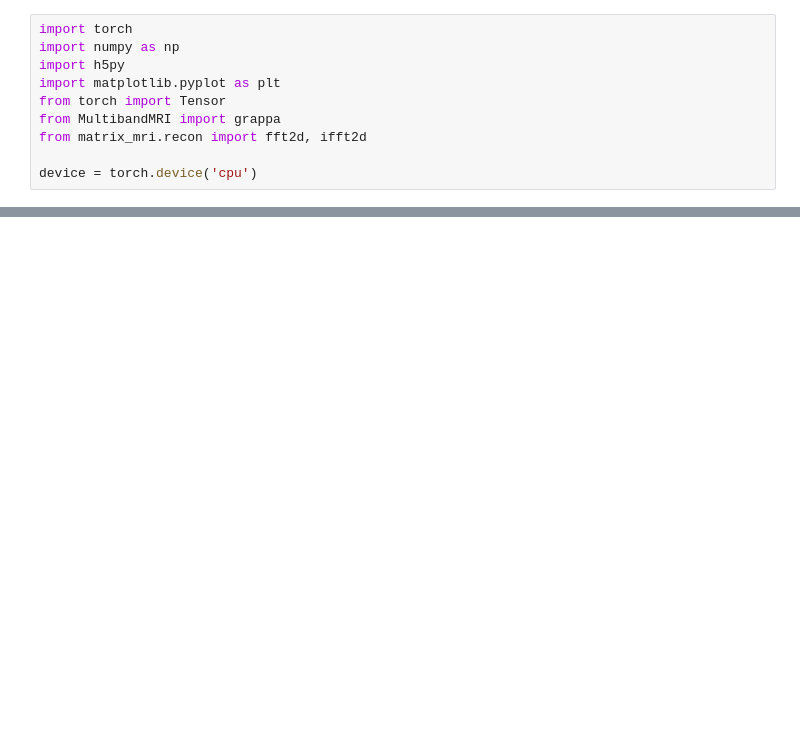
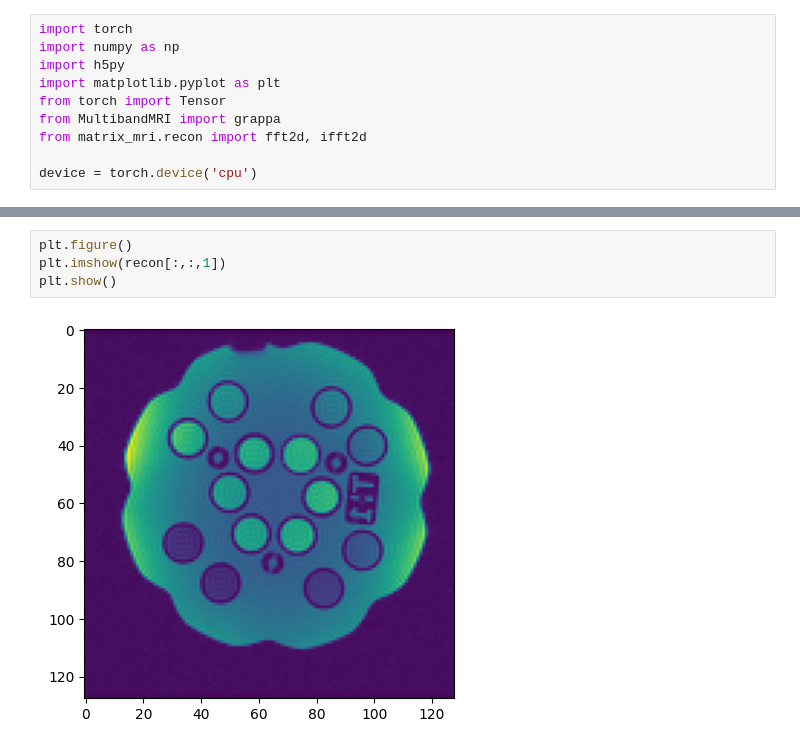
Before and after one commit to AdaptiveMRILab/MultibandMRI, a Jupyter notebook: dev_grappa.ipynb, the cells around one changed output, grey strips where cells are left out. Drawn from its saved outputs; the diff is of its cells as text; blank space fills up the shorter version.

```diff
--- a/dev_grappa.ipynb
+++ b/dev_grappa.ipynb
@@ -86,0 +93,6 @@ plt.show()
+# %%
+plt.figure()
+plt.imshow(recon[:,:,1])
+plt.show()
+# %% [output]
+[figure, added]
```
Also changed, not shown: parts of 4 cells of this notebook, 3 other files.
